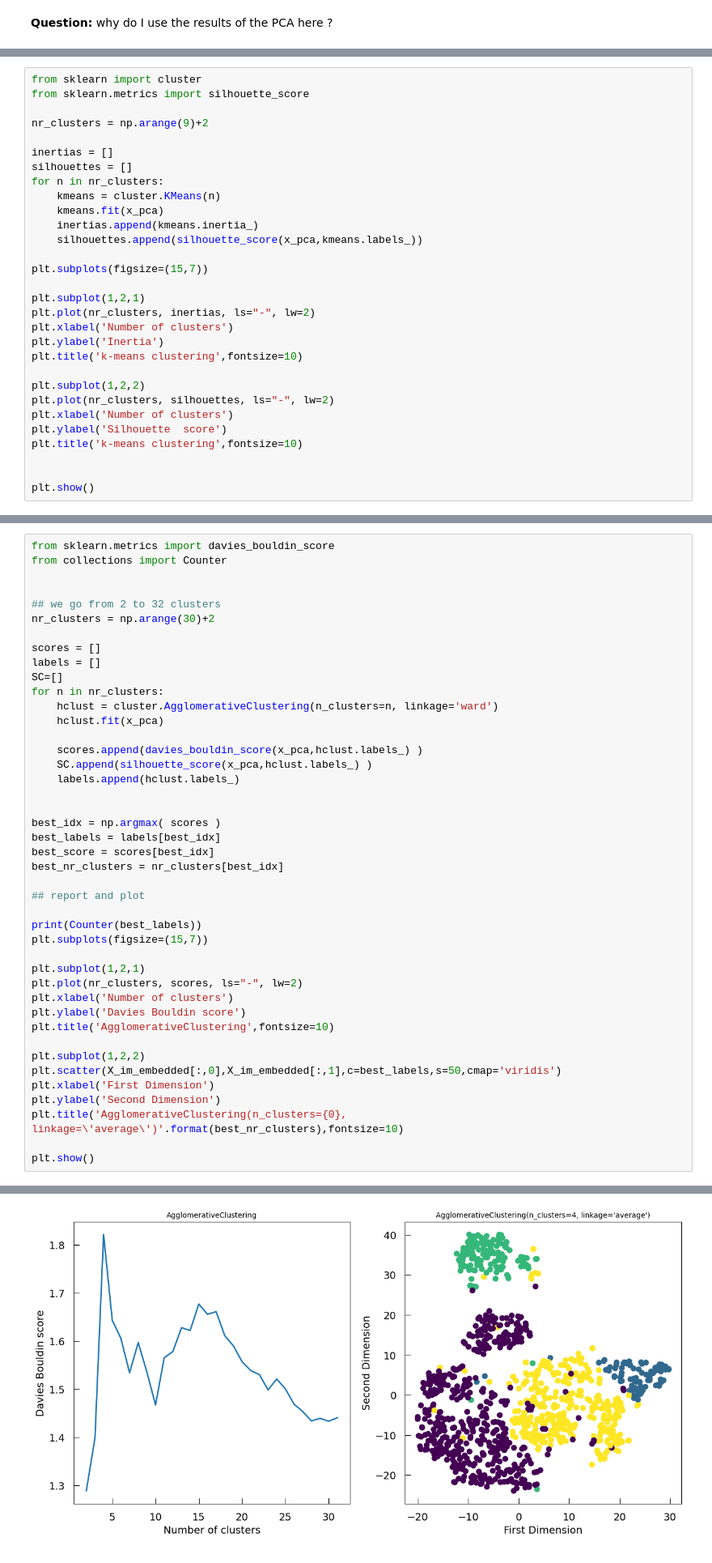
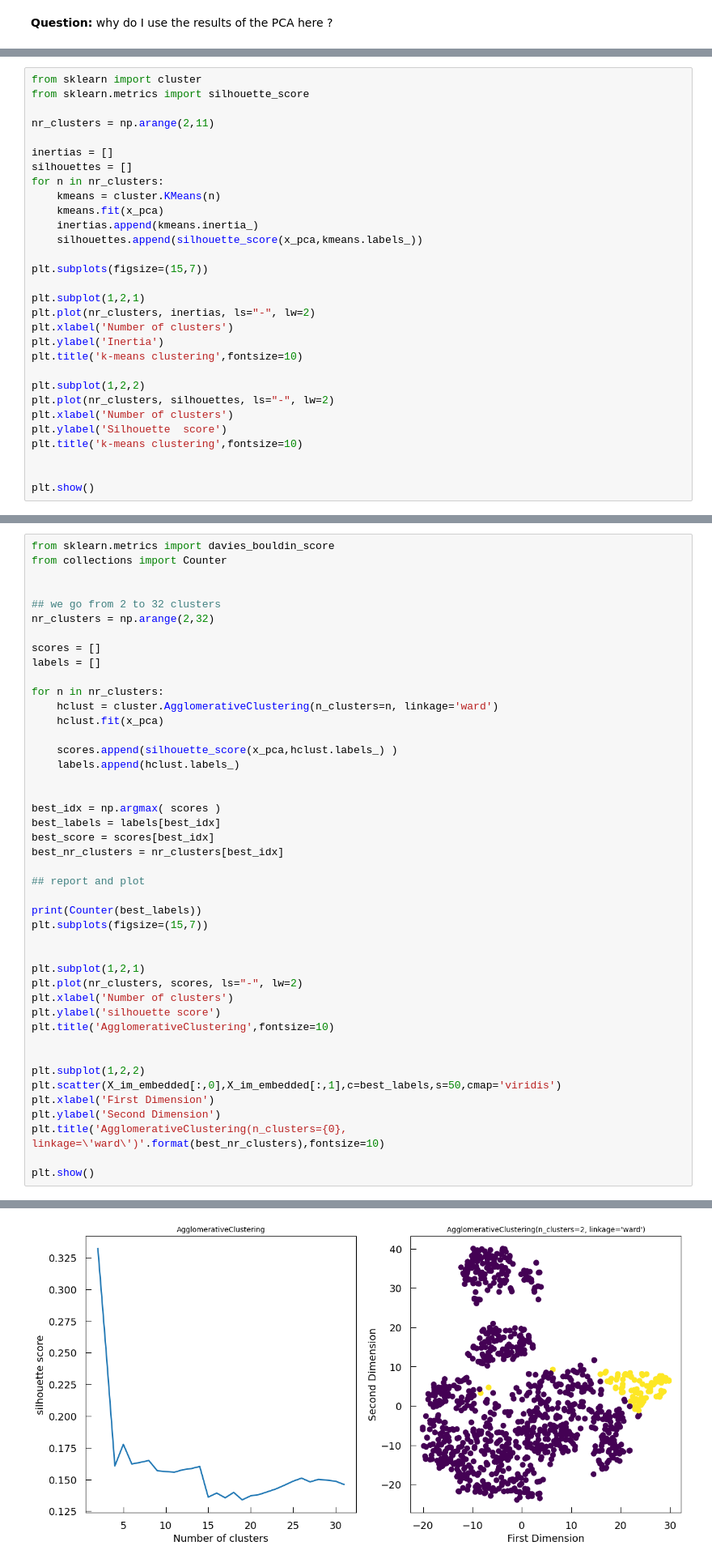
Before and after one commit to sib-swiss/intro-machine-learning-training, a Jupyter notebook: python_notebooks/Chapter_2_unsupervised_learning.ipynb, the cells around one changed output, grey strips where cells are left out. Shown at 81% size. Saved outputs shown, nothing was run; the diff lists cells and outputs as text.

```diff
--- a/python_notebooks/Chapter_2_unsupervised_learning.ipynb
+++ b/python_notebooks/Chapter_2_unsupervised_learning.ipynb
@@ -192,7 +192,7 @@ So the **silhouette score should be maximized.**
 from sklearn import cluster
 from sklearn.metrics import silhouette_score
 
-nr_clusters = np.arange(9)+2
+nr_clusters = np.arange(2,11)
 
 inertias = []
 silhouettes = []
@@ -280,17 +274,16 @@ from collections import Counter
 
 
 ## we go from 2 to 32 clusters
-nr_clusters = np.arange(30)+2
+nr_clusters = np.arange(2,32)
 
 scores = []
 labels = []
-SC=[]
+
 for n in nr_clusters:
     hclust = cluster.AgglomerativeClustering(n_clusters=n, linkage='ward')
     hclust.fit(x_pca)
 
-    scores.append(davies_bouldin_score(x_pca,hclust.labels_) )
-    SC.append(silhouette_score(x_pca,hclust.labels_) )
+    scores.append(silhouette_score(x_pca,hclust.labels_) )
     labels.append(hclust.labels_)
 
 
@@ -304,17 +297,19 @@ best_nr_clusters = nr_clusters[best_idx]
 print(Counter(best_labels))
 plt.subplots(figsize=(15,7))
 
+
 plt.subplot(1,2,1)
 plt.plot(nr_clusters, scores, ls="-", lw=2)
 plt.xlabel('Number of clusters')
-plt.ylabel('Davies Bouldin score')
+plt.ylabel('silhouette score')
 plt.title('AgglomerativeClustering',fontsize=10)
+
 
 plt.subplot(1,2,2)
 plt.scatter(X_im_embedded[:,0],X_im_embedded[:,1],c=best_labels,s=50,cmap='viridis')
 plt.xlabel('First Dimension')
 plt.ylabel('Second Dimension')
-plt.title('AgglomerativeClustering(n_clusters={0}, linkage=\'average\')'.format(best_nr_clusters),fontsize=10)
+plt.title('AgglomerativeClustering(n_clusters={0}, linkage=\'ward\')'.format(best_nr_clusters),fontsize=10)
 
 plt.show()
 # %% [output]
@@ -322,4 +317,4 @@ Counter({0: 488, 3: 323, 2: 138, 1: 85})
-[figure, old version]
+[figure, new version]
 # %% [markdown]
 Now we use the scipy [dendrogram](https://docs.scipy.org/doc/scipy/reference/generated/scipy.cluster.hierarchy.dendrogram.html) function to plot the corresponding dendrogram.
 # %%
```
Also changed, not shown: parts of 30 cells of this notebook, 3 other files.
